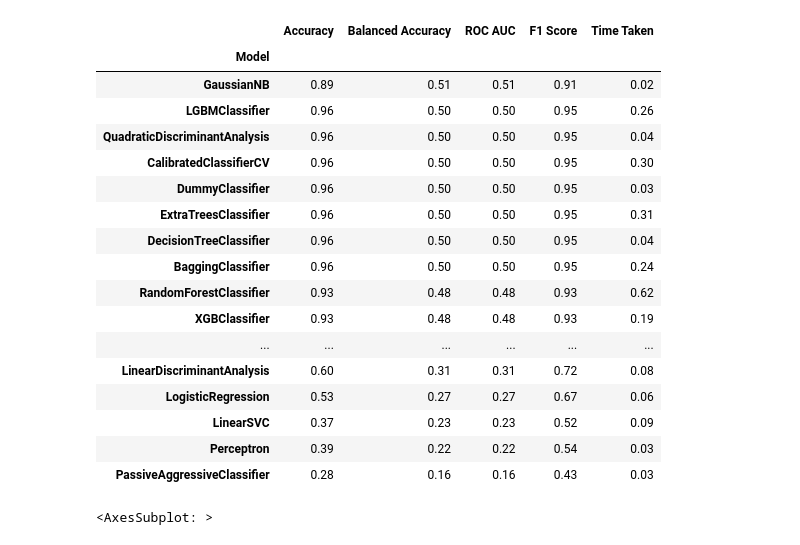
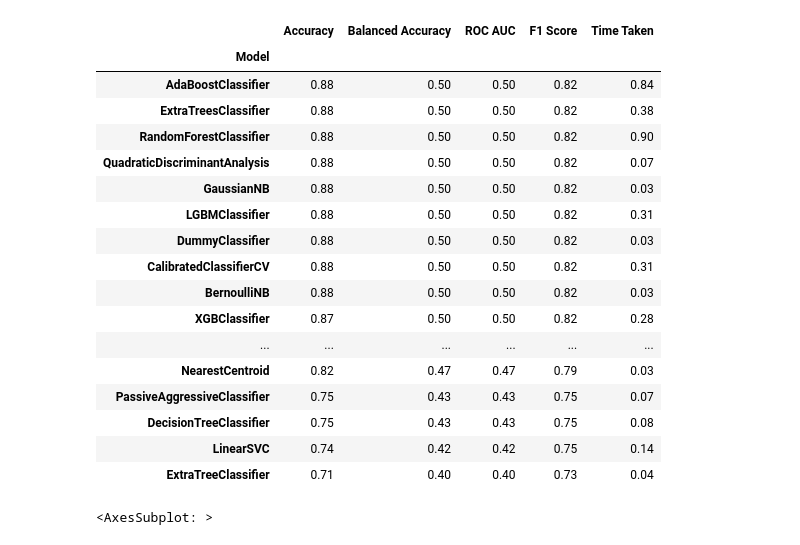
Before and after one commit to MathiasKirk/Projekt_Kandidat2, a Jupyter notebook: MLmodel_PSGandDetektion/LazyPredict.ipynb, the cells around one changed output. Drawn from its saved outputs; the diff is of its cells as text; code cells hidden in the pictures.

```diff
--- a/MLmodel_PSGandDetektion/LazyPredict.ipynb
+++ b/MLmodel_PSGandDetektion/LazyPredict.ipynb
@@ -22,53 +22,65 @@ y = data['SLEEPAPNEA']
 
 patient_ids = data['patient_ID']
 
+## Alle nætter = 4426
+test = [571, 584, 612] # Nætter søvnapnø = 95
+train = [510, 459, 431] # Nætter søvnapnø = 627
+
 # Find unikke patient-ID'er
 unique_patients = np.unique(patient_ids)
 
+# Fjern train_patients fra unique_patients og test_patients fra unique_patients
+unique_patients = unique_patients[~np.isin(unique_patients, train)]
+unique_patients = unique_patients[~np.isin(unique_patients, test)]
+
 # Opdel patient-ID'er i træning og test
 train_patients, test_patients = train_test_split(unique_patients, test_size=0.2, random_state=42)
+
+# Tilføj train til train_patients og test til test_patients
+train_patients = np.append(train_patients, train)
+test_patients = np.append(test_patients, test)
 
 # Opdel data efter patient-ID
 X_train = X[patient_ids.isin(train_patients)]
 y_train = y[patient_ids.isin(train_patients)]
 X_test = X[patient_ids.isin(test_patients)]
 y_test = y[patient_ids.isin(test_patients)]
 
 # Opret en instans af StandardScaler
 scaler = StandardScaler()
 
 # Skalér træningsdata
 X_train_scaled = scaler.fit_transform(X_train)
 
 # Skalér testdata
 X_test_scaled = scaler.transform(X_test)
 
 # Opret en instans af LazyClassifier
 clf = LazyClassifier(verbose=0, ignore_warnings=True, custom_metric=None)
 
 # Træn og evaluer modeller
 models, predictions = clf.fit(X_train_scaled, X_test_scaled, y_train, y_test)
 
 models
 # %% [output]
 |  | Accuracy | Balanced Accuracy | ROC AUC | F1 Score | Time Taken |
 | Model |  |  |  |  |  |
-| GaussianNB | 0.89 | 0.51 | 0.51 | 0.91 | 0.02 |
-| LGBMClassifier | 0.96 | 0.50 | 0.50 | 0.95 | 0.26 |
-| QuadraticDiscriminantAnalysis | 0.96 | 0.50 | 0.50 | 0.95 | 0.04 |
-| CalibratedClassifierCV | 0.96 | 0.50 | 0.50 | 0.95 | 0.30 |
-| DummyClassifier | 0.96 | 0.50 | 0.50 | 0.95 | 0.03 |
-| ExtraTreesClassifier | 0.96 | 0.50 | 0.50 | 0.95 | 0.31 |
-| DecisionTreeClassifier | 0.96 | 0.50 | 0.50 | 0.95 | 0.04 |
-| BaggingClassifier | 0.96 | 0.50 | 0.50 | 0.95 | 0.24 |
-| RandomForestClassifier | 0.93 | 0.48 | 0.48 | 0.93 | 0.62 |
-| XGBClassifier | 0.93 | 0.48 | 0.48 | 0.93 | 0.19 |
+| AdaBoostClassifier | 0.88 | 0.50 | 0.50 | 0.82 | 0.84 |
+| ExtraTreesClassifier | 0.88 | 0.50 | 0.50 | 0.82 | 0.38 |
+| RandomForestClassifier | 0.88 | 0.50 | 0.50 | 0.82 | 0.90 |
+| QuadraticDiscriminantAnalysis | 0.88 | 0.50 | 0.50 | 0.82 | 0.07 |
+| GaussianNB | 0.88 | 0.50 | 0.50 | 0.82 | 0.03 |
+| LGBMClassifier | 0.88 | 0.50 | 0.50 | 0.82 | 0.31 |
+| DummyClassifier | 0.88 | 0.50 | 0.50 | 0.82 | 0.03 |
+| CalibratedClassifierCV | 0.88 | 0.50 | 0.50 | 0.82 | 0.31 |
+| BernoulliNB | 0.88 | 0.50 | 0.50 | 0.82 | 0.03 |
+| XGBClassifier | 0.87 | 0.50 | 0.50 | 0.82 | 0.28 |
 | ... | ... | ... | ... | ... | ... |
-| LinearDiscriminantAnalysis | 0.60 | 0.31 | 0.31 | 0.72 | 0.08 |
-| LogisticRegression | 0.53 | 0.27 | 0.27 | 0.67 | 0.06 |
-| LinearSVC | 0.37 | 0.23 | 0.23 | 0.52 | 0.09 |
-| Perceptron | 0.39 | 0.22 | 0.22 | 0.54 | 0.03 |
-| PassiveAggressiveClassifier | 0.28 | 0.16 | 0.16 | 0.43 | 0.03 |
+| NearestCentroid | 0.82 | 0.47 | 0.47 | 0.79 | 0.03 |
+| PassiveAggressiveClassifier | 0.75 | 0.43 | 0.43 | 0.75 | 0.07 |
+| DecisionTreeClassifier | 0.75 | 0.43 | 0.43 | 0.75 | 0.08 |
+| LinearSVC | 0.74 | 0.42 | 0.42 | 0.75 | 0.14 |
+| ExtraTreeClassifier | 0.71 | 0.40 | 0.40 | 0.73 | 0.04 |
 # %%
 plt.figure(figsize=(20, 20))
 # Only keep these columns [['AVGHR', 'AVGRR', 'AVGACT', 'SLEEPSCORE', 'DURATIONINBED', 'DURATIONAWAKE', 'DURATIONINSLEEP', 'DURATIONINREM', 'DURATIONINLIGHT', 'DURATIONINDEEP', 'DURATIONSLEEPONSET', 'BEDEXITDURATION', 'BEDEXITCOUNT', 'TOSSNTURNCOUNT', 'FROMGMTOFFSET', 'MINHR', 'MAXHR', 'MINRR', 'MAXRR', 'FMCOUNT', 'AWAKENINGS', 'HRVSCORE', 'HRVLF', 'HRVHF', 'HRVRMSSDEVENING', 'HRVRMSSDMORNING', 'BPSYS', 'BPDIA', 'HR', 'WEIGHT', 'STEPS', 'NYHABL', 'AGEBL', 'WEIGHTBL', 'HEIGHTBL', 'BPSYSBL', 'BPDIABL', 'HRB', 'EFTITBL', 'EJREHABBL', 'EJFINISHBL', 'GENDER', 'SLEEPAPNEA']]
```
Also changed, not shown: 5 other files.
